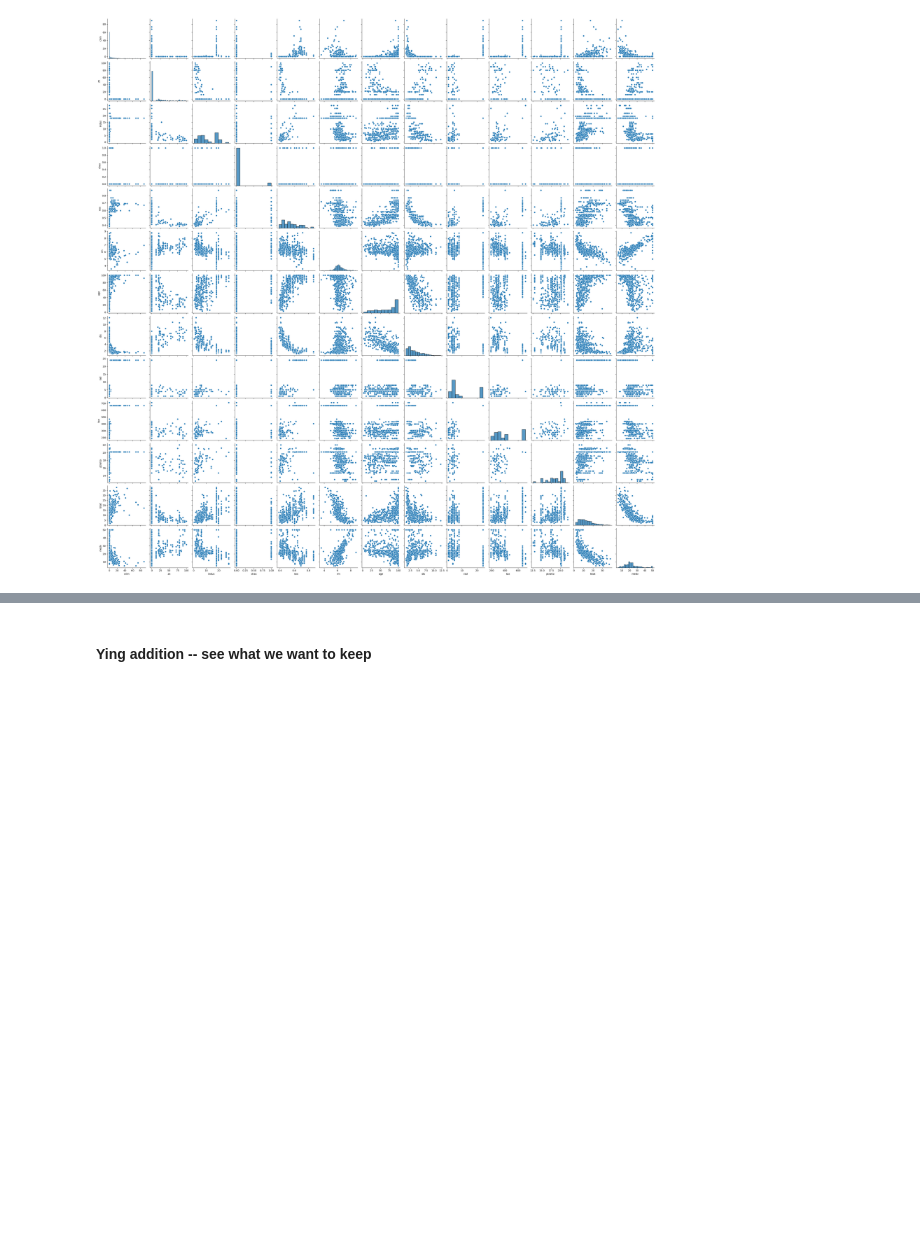
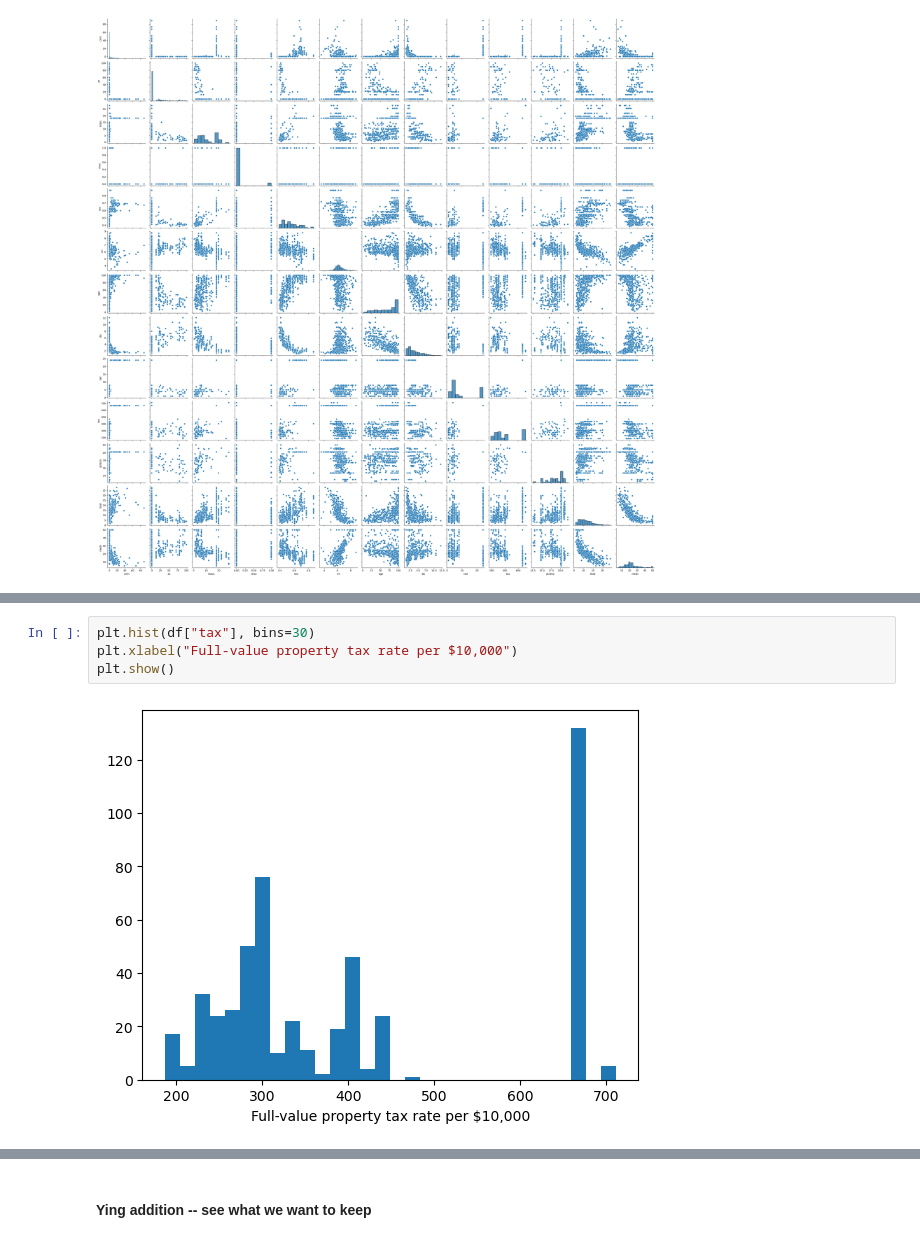
Before and after one commit to yzhao2433/LoanDelinquencyProject, a Jupyter notebook: HW1.ipynb, the cells around one changed output, grey strips where cells are left out. Drawn from its saved outputs; the diff is of its cells as text; blank space fills up the shorter version.

```diff
--- a/HW1.ipynb
+++ b/HW1.ipynb
@@ -120,0 +129,6 @@ sns.pairplot(df)
+# %%
+plt.hist(df["tax"], bins=30)
+plt.xlabel("Full-value property tax rate per $10,000")
+plt.show()
+# %% [output]
+[figure, added]
```
Also changed, not shown: parts of 26 cells of this notebook.
